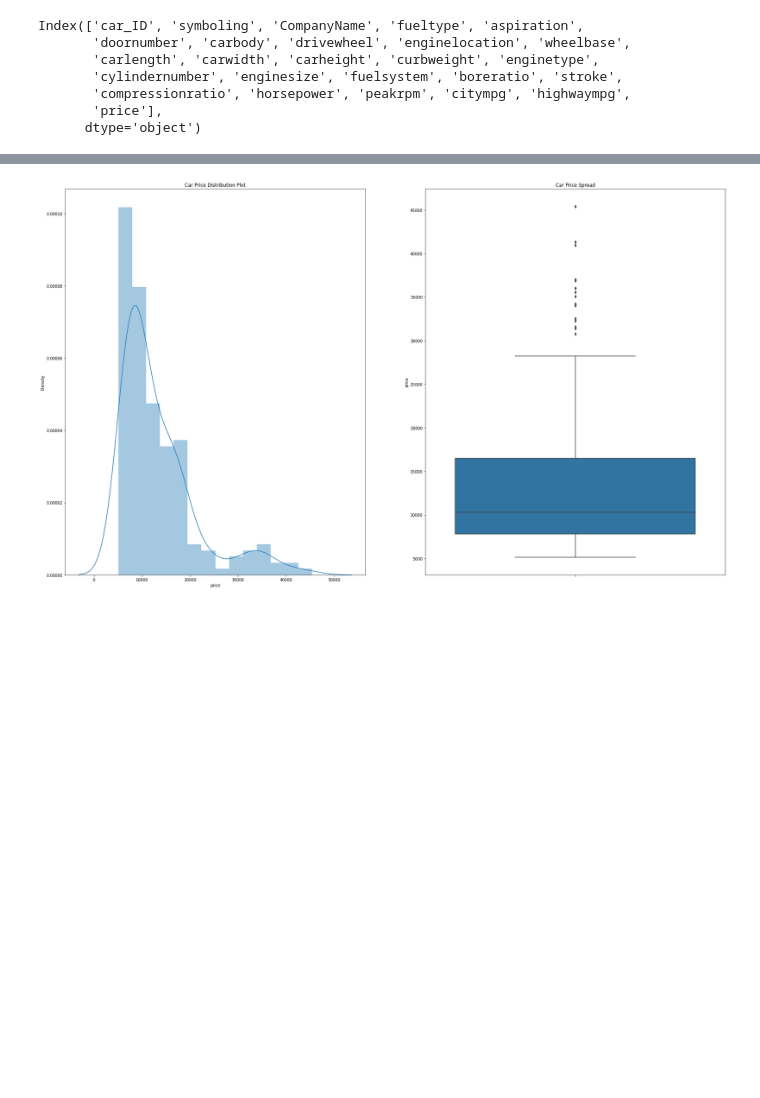
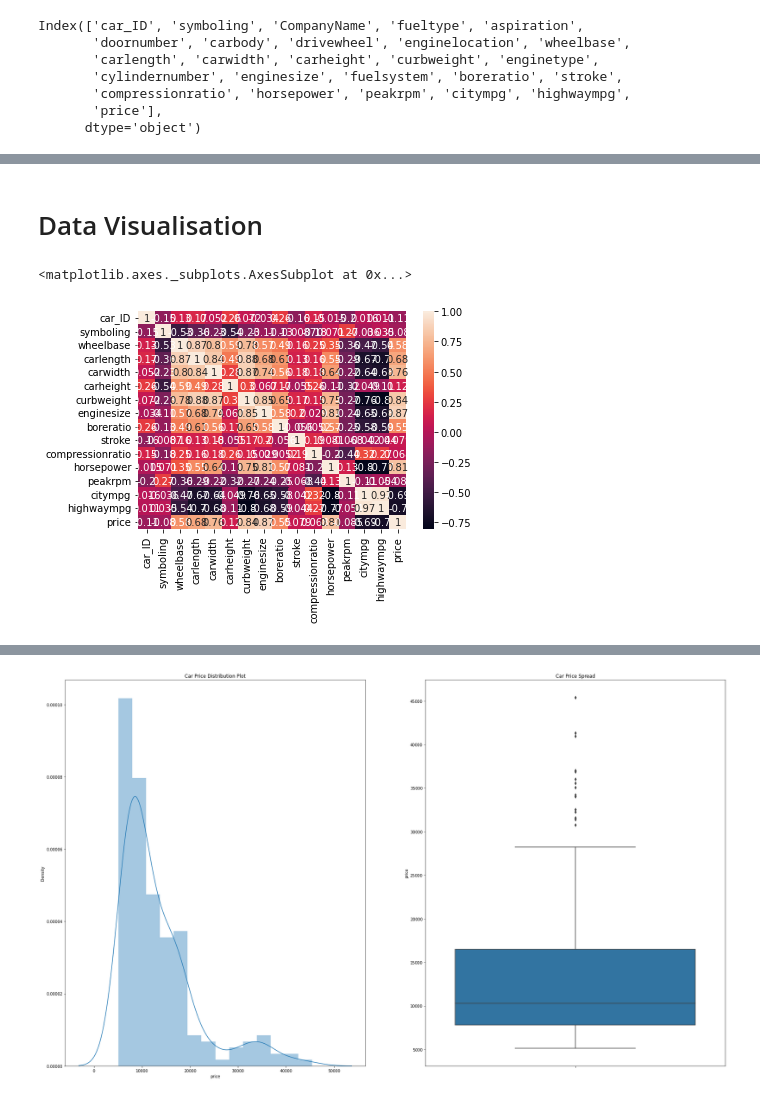
Before and after one commit to Abhinavxox/Car-Price-Prediction, a Jupyter notebook: Car_prediction_Maths.ipynb, the cells around one changed output, grey strips where cells are left out. Saved outputs shown, nothing was run; the diff lists cells and outputs as text; code cells hidden in the pictures; blank space fills up the shorter version.

```diff
--- a/Car_prediction_Maths.ipynb
+++ b/Car_prediction_Maths.ipynb
@@ -125,0 +146,10 @@ VISUALISATION
+# %% [markdown]
+# Data Visualisation
+# %%
+#heatmap is generally used to show the correalation between diffrent attributes of the dataset
+ #annot,If True, write the data value in each cell.
+ #corr is used to show the corelations between the columns
+sns.heatmap(cars.corr(),annot=True)
+# %% [output]
+<matplotlib.axes._subplots.AxesSubplot at 0x...>
+[figure, added]
```
Also changed, not shown: parts of 92 cells of this notebook.
